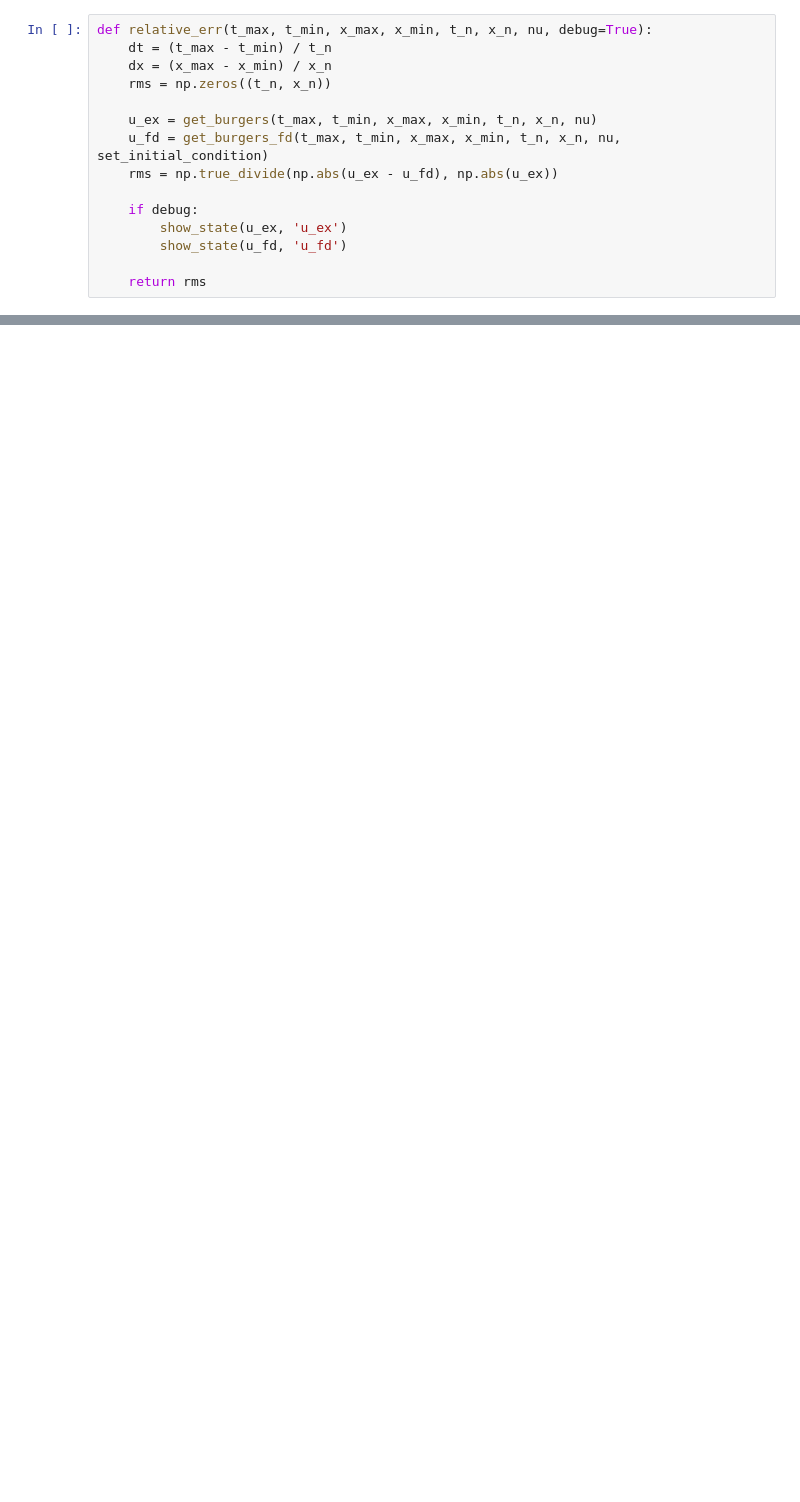
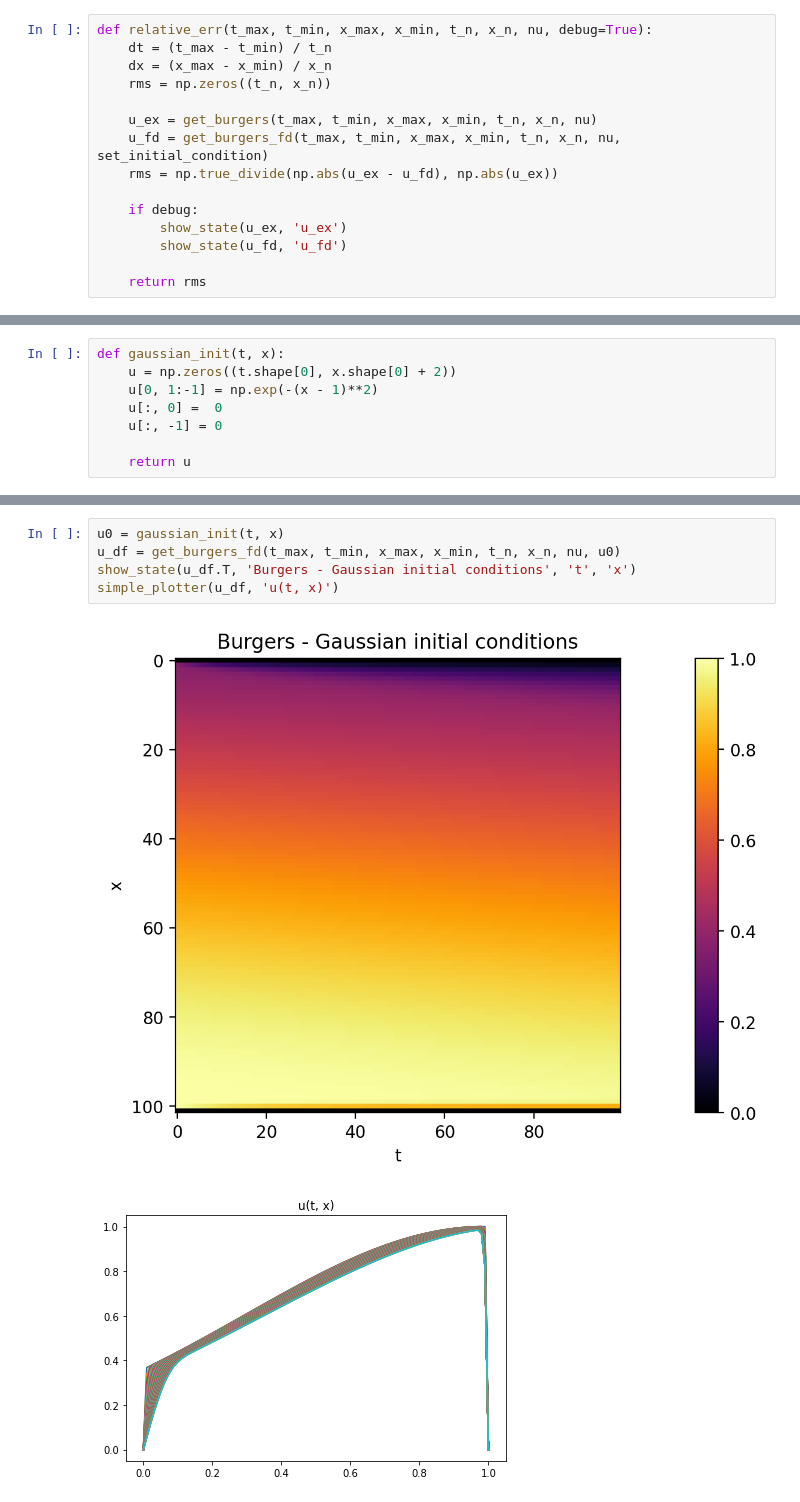
Before and after one commit to vdesgrange/closure-model, a Jupyter notebook: experiments/burgers_equation_analytical_experiments.ipynb, the cells around one changed output, grey strips where cells are left out. Saved outputs shown, nothing was run; the diff lists cells and outputs as text; blank space fills up the shorter version.

```diff
--- a/experiments/burgers_equation_analytical_experiments.ipynb
+++ b/experiments/burgers_equation_analytical_experiments.ipynb
@@ -85,0 +83,8 @@ show_state(err, 'Relative error')
+# %%
+def gaussian_init(t, x):
+    u = np.zeros((t.shape[0], x.shape[0] + 2))
+    u[0, 1:-1] = np.exp(-(x - 1)**2)
+    u[:, 0] =  0
+    u[:, -1] = 0
+
+    return u
@@ -85,0 +209,8 @@ show_state(err, 'Relative error')
+# %%
+u0 = gaussian_init(t, x)
+u_df = get_burgers_fd(t_max, t_min, x_max, x_min, t_n, x_n, nu, u0)
+show_state(u_df.T, 'Burgers - Gaussian initial conditions', 't', 'x')
+simple_plotter(u_df, 'u(t, x)')
+# %% [output]
+[figure, added]
+[figure, added]
```
Also changed, not shown: parts of 24 cells of this notebook, 3 other files.
